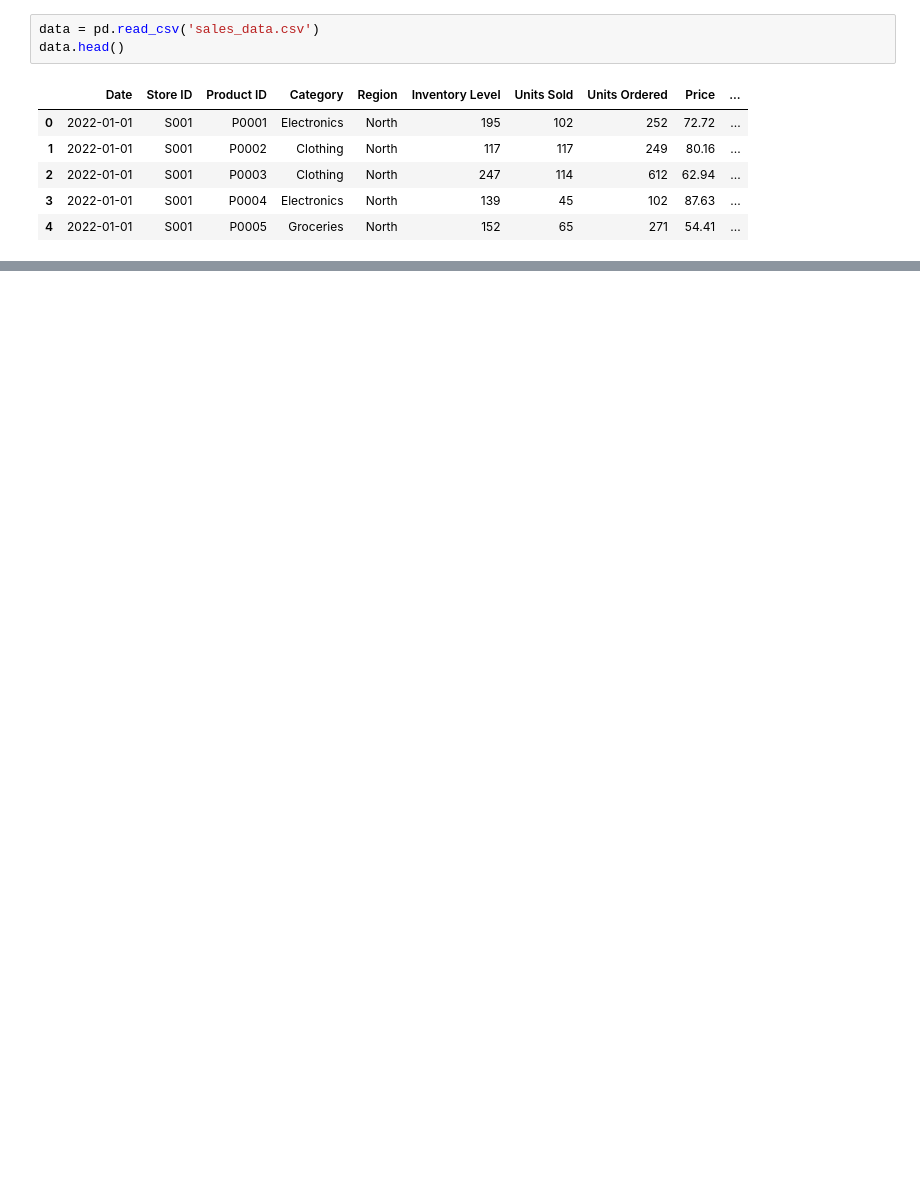
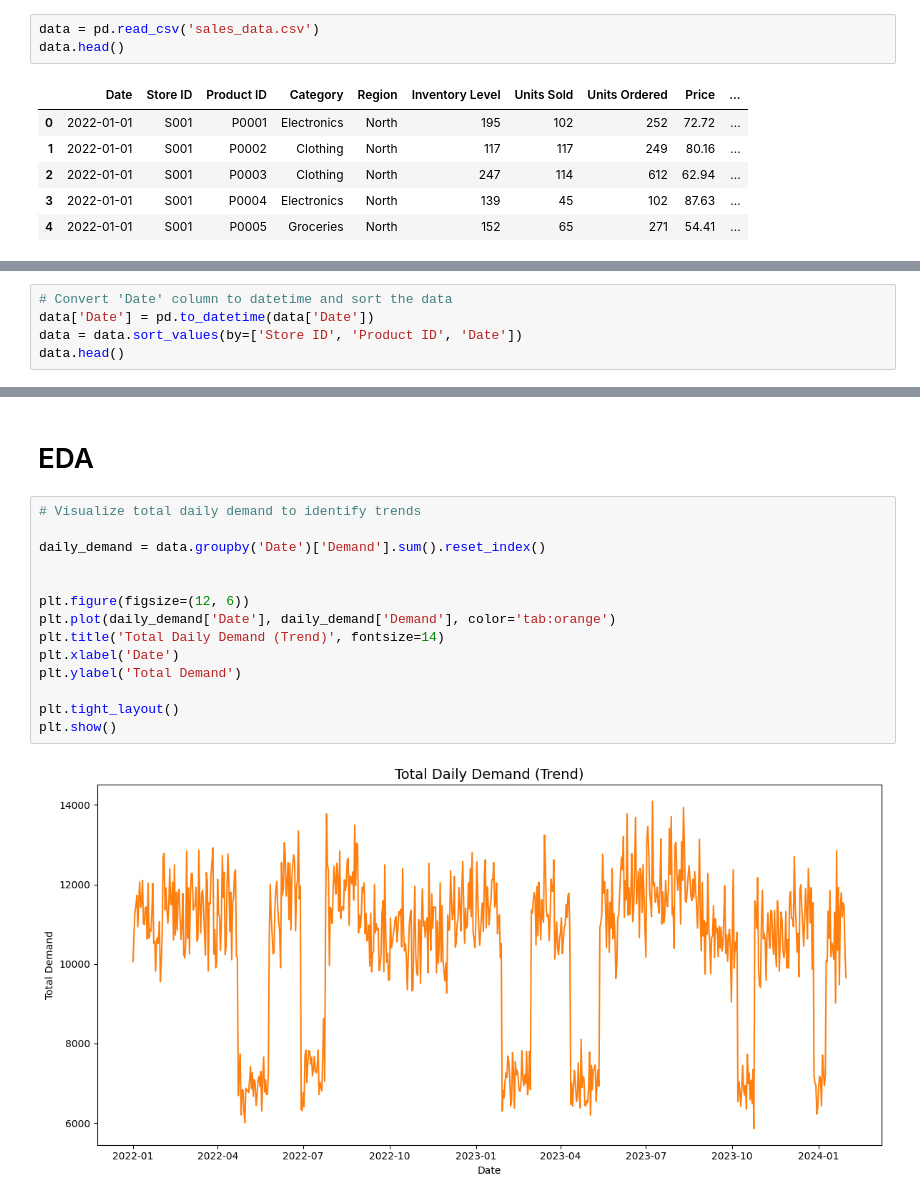
Before and after one commit to 192cm/Retail-Store-Inventory-and-Demand-Forecasting-Using-TFT, a Jupyter notebook: retail-store-inventoty-and-demand-forecasting-using-TFT.ipynb, the cells around one changed output, grey strips where cells are left out. Saved outputs shown, nothing was run; the diff lists cells and outputs as text; blank space fills up the shorter version.

```diff
--- a/retail-store-inventoty-and-demand-forecasting-using-TFT.ipynb
+++ b/retail-store-inventoty-and-demand-forecasting-using-TFT.ipynb
@@ -79,0 +82,5 @@ TFT data preprocessing completed
+# %%
+# Convert 'Date' column to datetime and sort the data
+data['Date'] = pd.to_datetime(data['Date'])
+data = data.sort_values(by=['Store ID', 'Product ID', 'Date'])
+data.head()
@@ -79,0 +94,18 @@ TFT data preprocessing completed
+# %% [markdown]
+# EDA
+# %%
+# Visualize total daily demand to identify trends
+
+daily_demand = data.groupby('Date')['Demand'].sum().reset_index()
+
+
+plt.figure(figsize=(12, 6))
+plt.plot(daily_demand['Date'], daily_demand['Demand'], color='tab:orange')
+plt.title('Total Daily Demand (Trend)', fontsize=14)
+plt.xlabel('Date')
+plt.ylabel('Total Demand')
+
+plt.tight_layout()
+plt.show()
+# %% [output]
+[figure, added]
```
Also changed, not shown: parts of 26 cells of this notebook, 42 other files.
